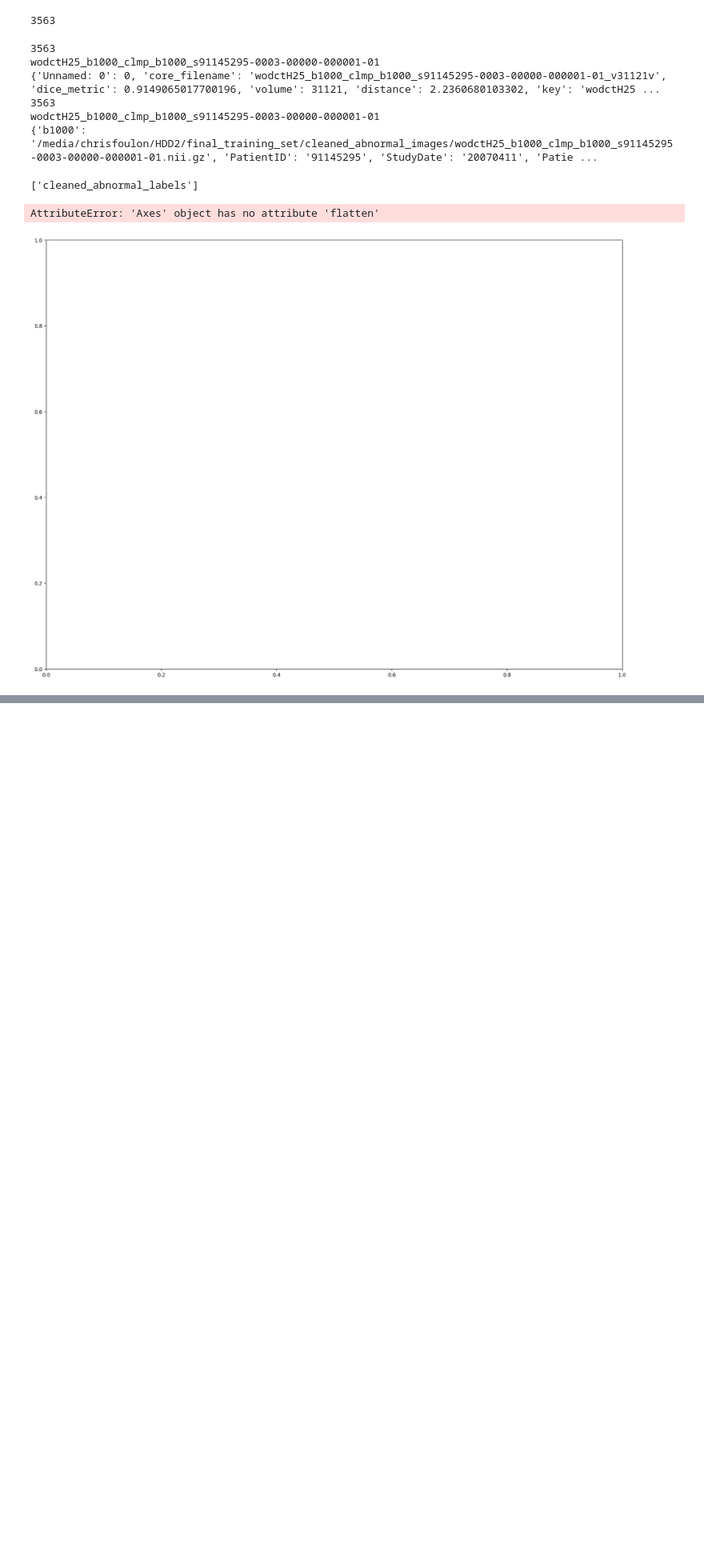
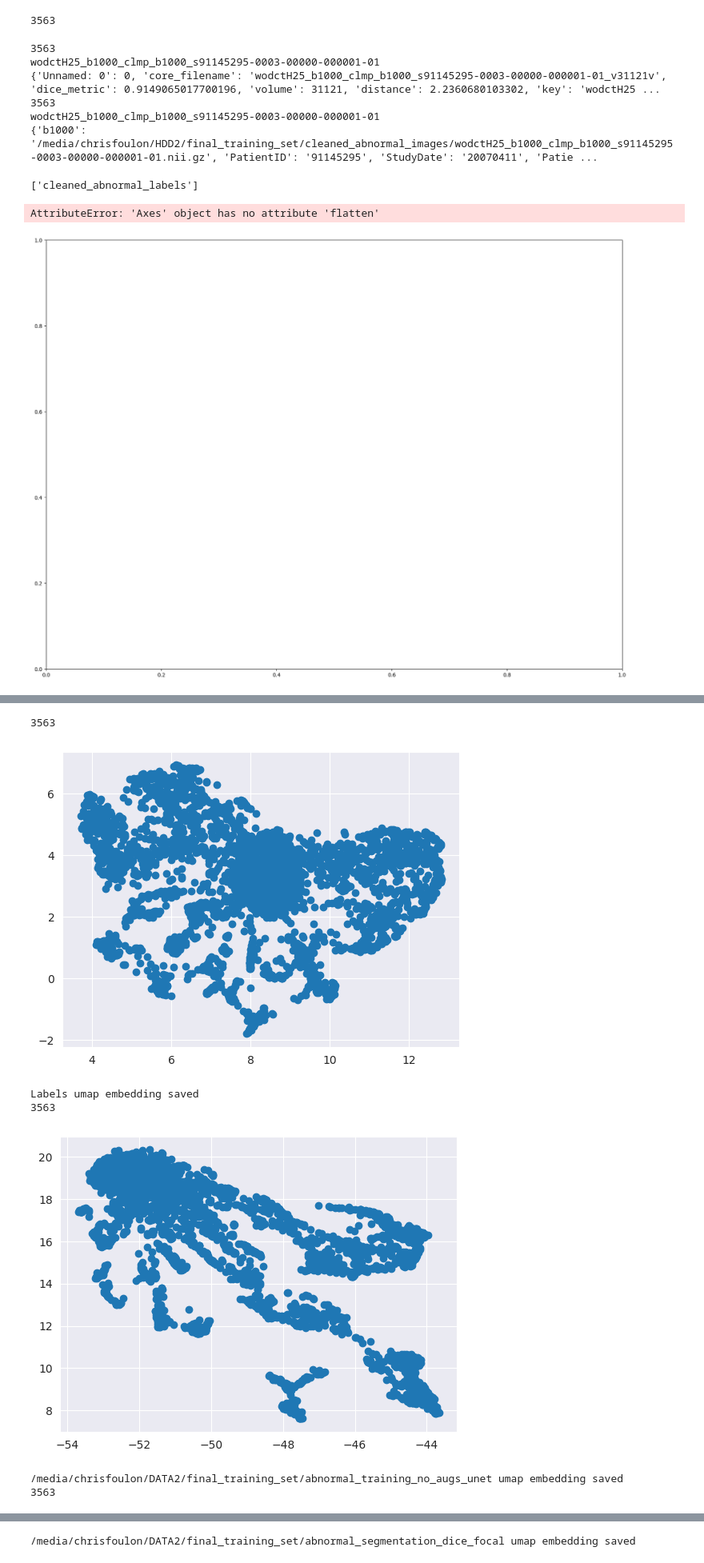
Before and after one commit to chrisfoulon/lesseg_unet, a Jupyter notebook: lesseg_unet/segmentatation_output_pipelines.ipynb, the cells around one changed output, grey strips where cells are left out. Shown: that part at 80% size. Cells and saved outputs as stored; diff of their text form; code cells hidden in the pictures; blank space fills up the shorter version.

```diff
--- a/lesseg_unet/segmentatation_output_pipelines.ipynb
+++ b/lesseg_unet/segmentatation_output_pipelines.ipynb
@@ -886,0 +882,79 @@ plot_perf_violin_per_cluster(perf_dict, fold_root_folder, metric_name='volume_ra
+# %%
+from bcblib.tools.umap_utils import nifti_dataset_to_matrix, train_umap
+from bcblib.tools.general_utils import open_json, save_json
+import nibabel as nib
+import joblib
+import matplotlib.pyplot as plt
+
+segmentation_folders = [
+    '/media/chrisfoulon/DATA2/final_training_set/abnormal_training_no_augs_unet',
+    '/media/chrisfoulon/DATA2/final_training_set/control_training_wf_div1000_dicefocal',
+    '/media/chrisfoulon/DATA2/final_training_set/abnormal_segmentation_dice_focal'
+]
+
+perf_dict_filename = 'perf_seg_dict.json'
+
+label_dict_path = '/media/chrisfoulon/DATA2/final_training_set/cleaned_abnormal_b1000_info_dict_label_size_with_lesion_cluster.json'
+label_dict = open_json(label_dict_path)
+# first we create a list of the labels using the dict and the 'label' key for each key in the dict
+label_list = [
+        nib.load(label_dict[k]['label'].replace('HDD2', 'DATA2')) for k in label_dict
+]
+
+output_folder = '/media/chrisfoulon/DATA2/final_training_set/umaps'
+print(len(label_list))
+umap_input_matrix = nifti_dataset_to_matrix(label_list)
+
+output_label_umap_path = output_folder + '/labels_trained_umap.joblib'
+if not os.path.exists(output_label_umap_path):
+    # train the umap
+    trained_umap = train_umap(umap_input_matrix, n_neighbors=15, min_dist=0.1, n_components=2, random_state=42)
+
+    # save the trained_umap
+    joblib.dump(trained_umap, output_label_umap_path)
+
+else:
+    # load the trained_umap
+    trained_umap = joblib.load(output_label_umap_path)
+
+# transform the umap_input_matrix with the trained_umap and save the coordinates in a dict with the same keys as the label_dict
+transformed_umap = trained_umap.transform(umap_input_matrix)
+
+# plot the transformed_umap
+plt.scatter(transformed_umap[:, 0], transformed_umap[:, 1])
+plt.show()
+# save the transformed_umap (numpy array)
+np.save(output_folder + '/labels_umap_embedding.npy', transformed_umap)
+
+print('Labels umap embedding saved')
+
+# for each segmentation_folder, load the perf_dict and do the same thing as with the labels but using the subkey 'segmentation' instead of 'label'
+
+for segmentation_folder in segmentation_folders:
+    perf_dict = open_json(Path(segmentation_folder, perf_dict_filename))
+    # create a list of the segmentations using the dict and the 'segmentation' key for each key in the dict
+    segmentation_list = [
+        nib.load(perf_dict[k]['segmentation'].replace('HDD2', 'DATA2')) for k in perf_dict
+    ]
+    print(len(segmentation_list))
+    umap_input_matrix = nifti_dataset_to_matrix(segmentation_list)
+    # train the umap
+    trained_umap = train_umap(umap_input_matrix, n_neighbors=15, min_dist=0.1, n_components=2, random_state=42)
+    # save the trained_umap in output_folder prefixed with the segmentation_folder name
+    joblib.dump(trained_umap, Path(output_folder, f'{Path(segmentation_folder).name}_trained_umap.joblib'))
+
+    transformed_umap = trained_umap.transform(umap_input_matrix)
+    # plot the transformed_umap
+    plt.scatter(transformed_umap[:, 0], transformed_umap[:, 1])
+    plt.show()
+    # save the transformed_umap
+    np.save(Path(output_folder, f'{Path(segmentation_folder).name}_umap_embedding.npy'), transformed_umap)
+    print(f'{segmentation_folder} umap embedding saved')
+# %% [output]
+3563
+[figure, added]
+Labels umap embedding saved
+3563
+[figure, added]
+/media/chrisfoulon/DATA2/final_training_set/abnormal_training_no_augs_unet umap embedding saved
+3563
@@ -886,0 +965 @@ plot_perf_violin_per_cluster(perf_dict, fold_root_folder, metric_name='volume_ra
+/media/chrisfoulon/DATA2/final_training_set/abnormal_segmentation_dice_focal umap embedding saved
```
Also changed, not shown: parts of 5 cells of this notebook, 5 other files.
